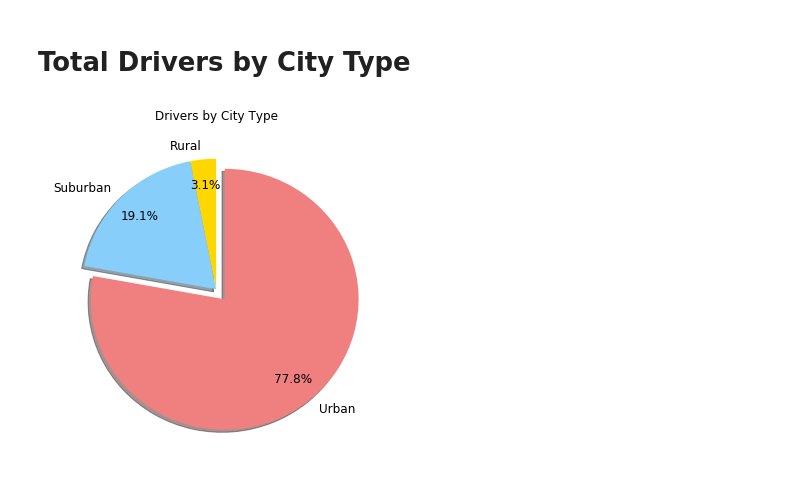
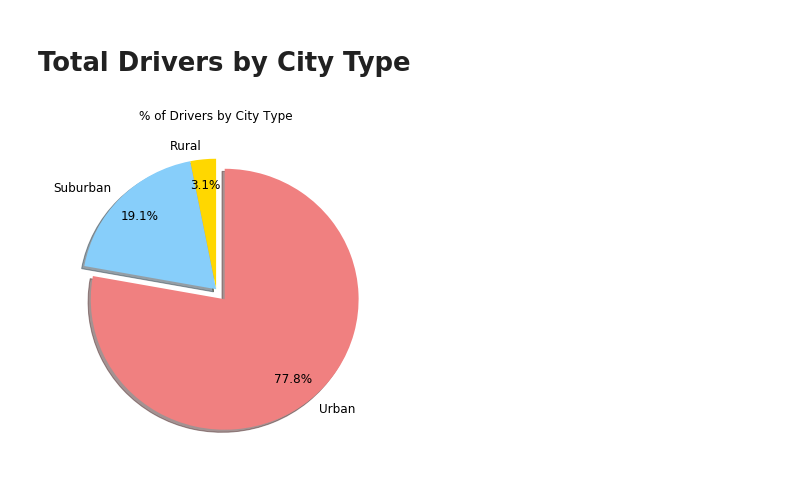
Before and after one commit to spencerrand/Ride-Sharing-Analysis, a Jupyter notebook: main.ipynb, the cells around one changed output. Drawn from its saved outputs; the diff is of its cells as text; code cells hidden in the pictures.

```diff
--- a/main.ipynb
+++ b/main.ipynb
@@ -156,20 +179,21 @@ plt.show()
 # %%
 # This section displays a pie chart of drivers by city type
 
 # Group the combined dataframe by type
 driver_group = city_data_df.groupby("type")
 
 # Sum up fares by type
 driver_total_by_type = driver_group["driver_count"].sum()
 
-# Create a pie chart based upon the trip duration of that single bike
-driver_pie = driver_total_by_type.plot(kind="pie", explode=pie_explode, colors=pie_colors, title="Drivers by City Type",
+# Create pie chart for % of drivers by city type
+driver_pie = driver_total_by_type.plot(kind="pie", explode=pie_explode, colors=pie_colors, title="% of Drivers by City Type",
                                       startangle=90, shadow=True, autopct='%1.1f%%', figsize=(6, 6), fontsize=12,
                                       pctdistance=0.8)
 
 # Remove label on y axis
 driver_pie.set_ylabel('')
 
+# Display pie chart
 plt.show()
 # %% [output]
-[figure, old version]
+[figure, new version]
```
Also changed, not shown: parts of 5 cells of this notebook.
